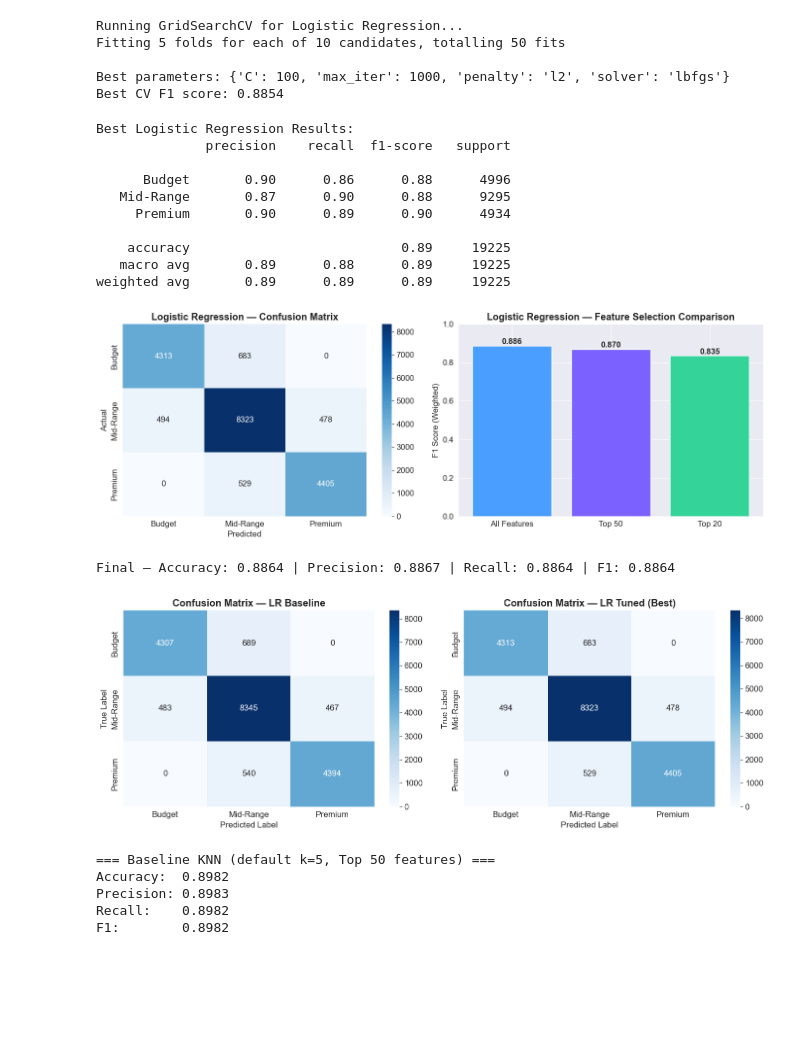
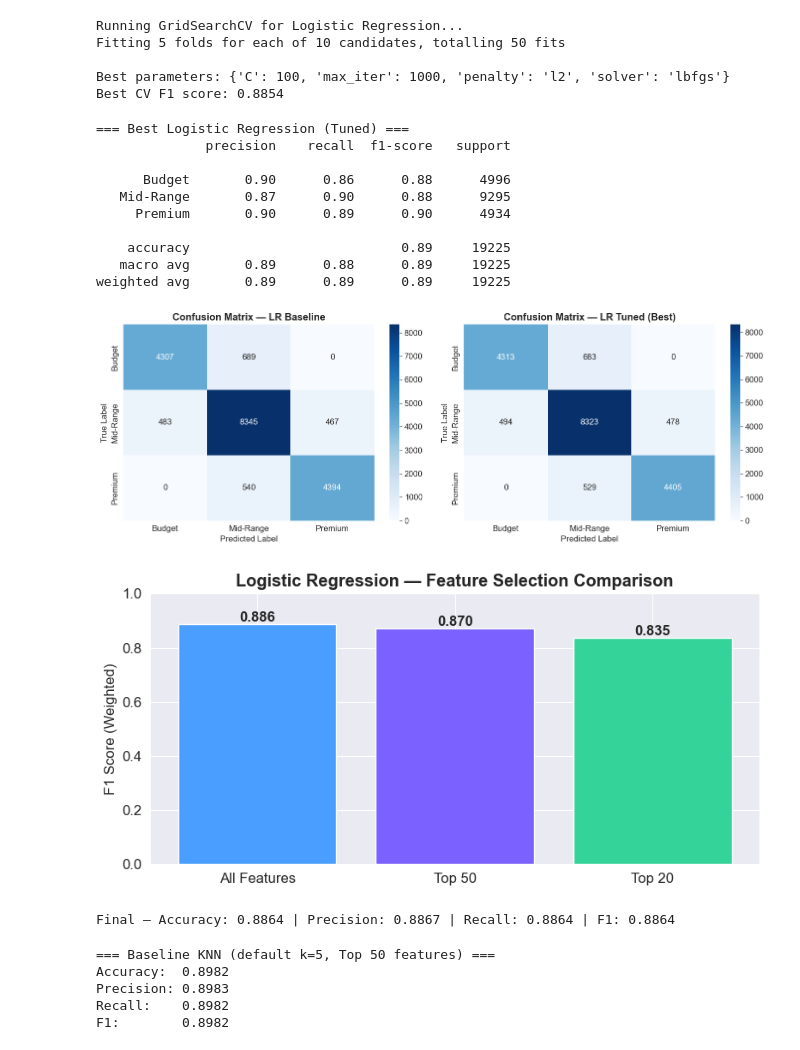
Before and after one commit to ErinaTernava/AutoValue, a Jupyter notebook: notebooks/classifications.ipynb, the cells around one changed output. Cells and saved outputs as stored; diff of their text form; code cells hidden in the pictures; blank space fills up the shorter version.

```diff
--- a/notebooks/classifications.ipynb
+++ b/notebooks/classifications.ipynb
@@ -225,79 +250,69 @@ Fitting 5 folds for each of 10 candidates, totalling 50 fits
 Best parameters: {'C': 100, 'max_iter': 1000, 'penalty': 'l2', 'solver': 'lbfgs'}
 Best CV F1 score: 0.8854
 # %%
+# Evaluate best Logistic Regression
 lr_best = grid_lr.best_estimator_
 lr_pred = lr_best.predict(X_test)
 
-print("Best Logistic Regression Results:")
+print("=== Best Logistic Regression (Tuned) ===")
 print(classification_report(y_test, lr_pred, target_names=['Budget', 'Mid-Range', 'Premium']))
 
+# Confusion matrix — baseline vs tuned
 fig, axes = plt.subplots(1, 2, figsize=(14, 5))
+class_names = ['Budget', 'Mid-Range', 'Premium']
 
-cm_lr = confusion_matrix(y_test, lr_pred)
-sns.heatmap(cm_lr, annot=True, fmt='d', cmap='Blues',
-            xticklabels=['Budget', 'Mid-Range', 'Premium'],
-            yticklabels=['Budget', 'Mid-Range', 'Premium'], ax=axes[0])
-axes[0].set_title('Logistic Regression — Confusion Matrix', fontweight='bold')
-axes[0].set_ylabel('Actual')
-axes[0].set_xlabel('Predicted')
+for ax, (preds, title) in zip(axes, [
+    (lr_base_pred, 'LR Baseline'),
+    (lr_pred,      'LR Tuned (Best)')
+]):
+    cm = confusion_matrix(y_test, preds)
+    sns.heatmap(cm, annot=True, fmt='d', cmap='Blues',
+                xticklabels=class_names, yticklabels=class_names, ax=ax)
+    ax.set_title(f'Confusion Matrix — {title}', fontweight='bold')
+    ax.set_ylabel('True Label')
+    ax.set_xlabel('Predicted Label')
+
+plt.tight_layout()
+plt.savefig('plots/03_lr_confusion_matrices.png', dpi=150, bbox_inches='tight')
+plt.show()
 
 # Feature selection comparison
 lr_scores = []
 for Xtr, Xte in [(X_train, X_test), (X_train_50, X_test_50), (X_train_20, X_test_20)]:
     m = LogisticRegression(**{k: v for k, v in grid_lr.best_params_.items()}, random_state=42)
     m.fit(Xtr, y_train)
     lr_scores.append(f1_score(y_test, m.predict(Xte), average='weighted'))
 
-axes[1].bar(configs, lr_scores, color=['#4a9eff', '#7b61ff', '#34d399'], edgecolor='white')
-axes[1].set_title('Logistic Regression — Feature Selection Comparison', fontweight='bold')
-axes[1].set_ylabel('F1 Score (Weighted)')
-axes[1].set_ylim(0, 1)
+plt.figure(figsize=(8, 4))
+plt.bar(configs, lr_scores, color=['#4a9eff', '#7b61ff', '#34d399'], edgecolor='white')
+plt.title('Logistic Regression — Feature Selection Comparison', fontweight='bold')
+plt.ylabel('F1 Score (Weighted)')
+plt.ylim(0, 1)
 for i, v in enumerate(lr_scores):
-    axes[1].text(i, v + 0.01, f'{v:.3f}', ha='center', fontweight='bold')
-
+    plt.text(i, v + 0.01, f'{v:.3f}', ha='center', fontweight='bold')
 plt.tight_layout()
-plt.savefig('plots/03_logistic_regression.png', dpi=150, bbox_inches='tight')
+plt.savefig('plots/04_lr_feature_selection.png', dpi=150, bbox_inches='tight')
 plt.show()
 
 lr_accuracy  = accuracy_score(y_test, lr_pred)
 lr_precision = precision_score(y_test, lr_pred, average='weighted')
 lr_recall    = recall_score(y_test, lr_pred, average='weighted')
 lr_f1        = f1_score(y_test, lr_pred, average='weighted')
 print(f"Final — Accuracy: {lr_accuracy:.4f} | Precision: {lr_precision:.4f} | Recall: {lr_recall:.4f} | F1: {lr_f1:.4f}")
 # %% [output]
-Best Logistic Regression Results:
+=== Best Logistic Regression (Tuned) ===
               precision    recall  f1-score   support
 
       Budget       0.90      0.86      0.88      4996
    Mid-Range       0.87      0.90      0.88      9295
      Premium       0.90      0.89      0.90      4934
 
     accuracy                           0.89     19225
    macro avg       0.89      0.88      0.89     19225
 weighted avg       0.89      0.89      0.89     19225
-[figure, old version]
+[figure, new version]
+[figure, added]
 Final — Accuracy: 0.8864 | Precision: 0.8867 | Recall: 0.8864 | F1: 0.8864
-# %%
-# Confusion Matrix - Logistic Regression
-fig, axes = plt.subplots(1, 2, figsize=(14, 5))
-class_names = ['Budget', 'Mid-Range', 'Premium']
-
-for ax, (preds, title) in zip(axes, [
-    (lr_base_pred, 'LR Baseline'),
-    (lr_pred, 'LR Tuned (Best)')
-]):
-    cm = confusion_matrix(y_test, preds)
-    sns.heatmap(cm, annot=True, fmt='d', cmap='Blues',
-                xticklabels=class_names, yticklabels=class_names, ax=ax)
-    ax.set_title(f'Confusion Matrix — {title}', fontweight='bold')
-    ax.set_ylabel('True Label')
-    ax.set_xlabel('Predicted Label')
-
-plt.tight_layout()
-plt.savefig('plots/03_lr_confusion_matrices.png', dpi=150, bbox_inches='tight')
-plt.show()
-# %% [output]
-[figure, removed]
 # %%
 # Baseline KNN
 knn_base = KNeighborsClassifier()
```
Also changed, not shown: parts of 5 cells of this notebook, 8 other files.
